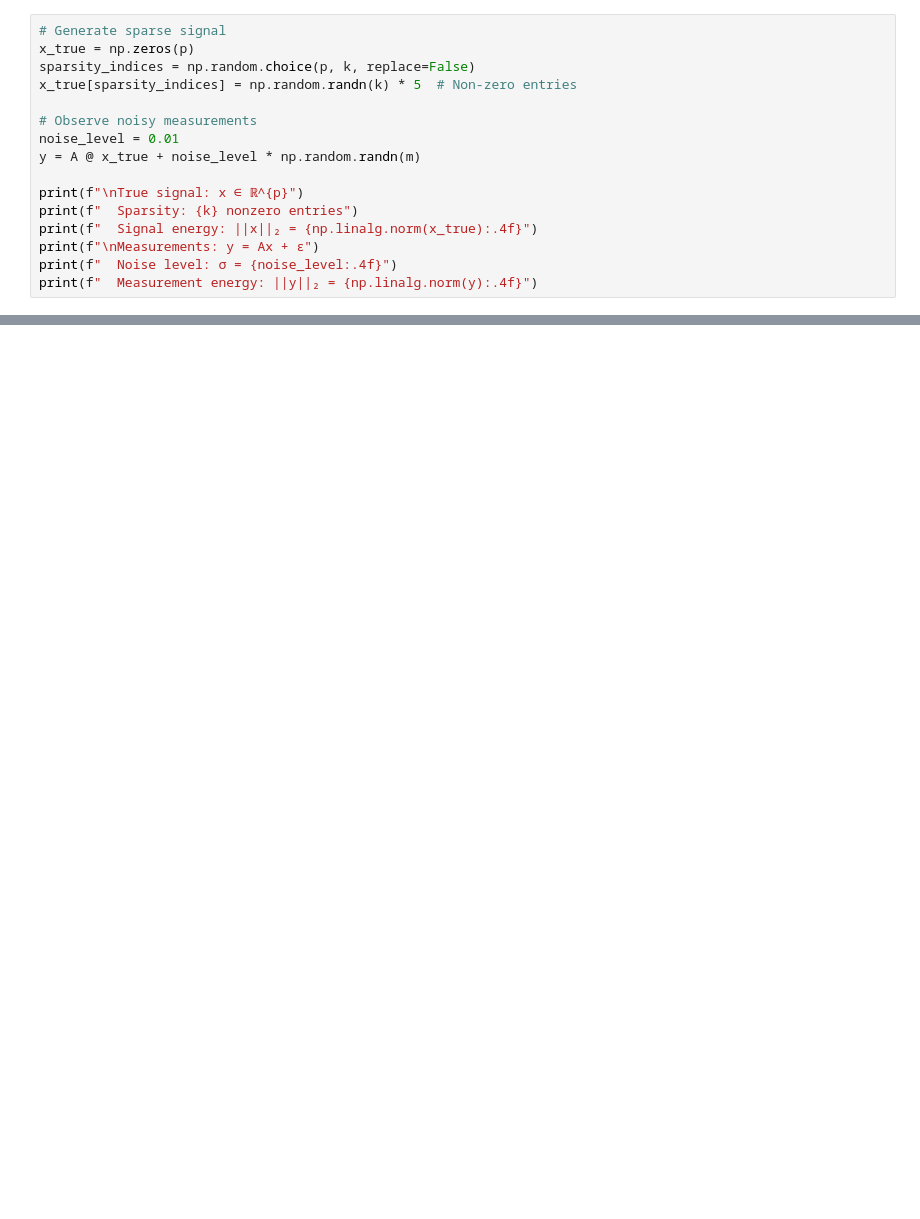
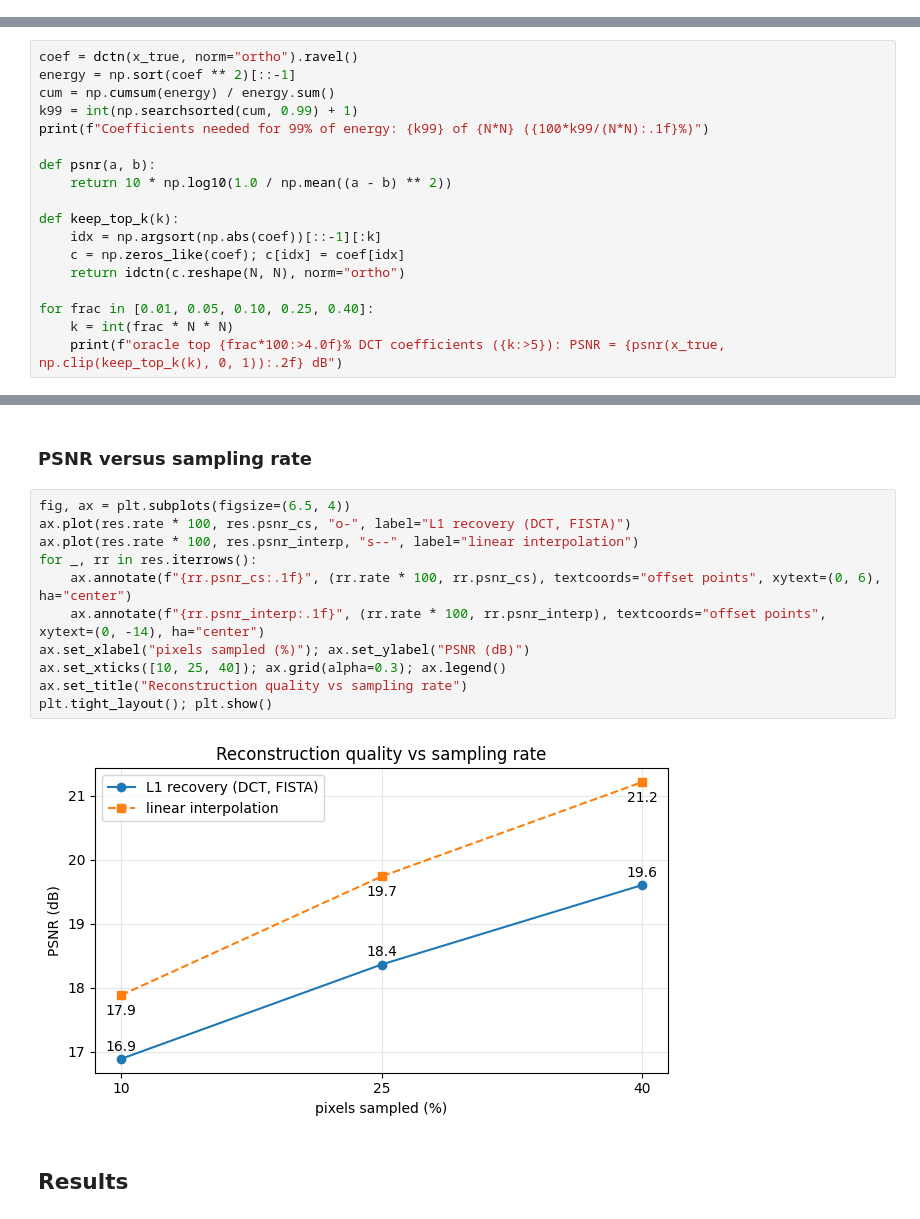
Before and after one commit to Yoyo1505/My_projects, a Jupyter notebook: Data Science Methods/notebooks/Compressed Sensing - Sparse Signal Recovery.ipynb, the cells around one changed output, grey strips where cells are left out. Drawn from its saved outputs; the diff is of its cells as text; blank space fills up the shorter version.

```diff
--- a/Data Science Methods/notebooks/Compressed Sensing - Sparse Signal Recovery.ipynb
+++ b/Data Science Methods/notebooks/Compressed Sensing - Sparse Signal Recovery.ipynb
@@ -73,16 +2,0 @@ print(f"\nRIP Constant (δₖ): {delta_k:.4f} (should be < 0.4 for recovery)")
-# %%
-# Generate sparse signal
-x_true = np.zeros(p)
-sparsity_indices = np.random.choice(p, k, replace=False)
-x_true[sparsity_indices] = np.random.randn(k) * 5  # Non-zero entries
-
-# Observe noisy measurements
-noise_level = 0.01
-y = A @ x_true + noise_level * np.random.randn(m)
-
-print(f"\nTrue signal: x ∈ ℝ^{p}")
-print(f"  Sparsity: {k} nonzero entries")
-print(f"  Signal energy: ||x||₂ = {np.linalg.norm(x_true):.4f}")
-print(f"\nMeasurements: y = Ax + ε")
-print(f"  Noise level: σ = {noise_level:.4f}")
-print(f"  Measurement energy: ||y||₂ = {np.linalg.norm(y):.4f}")
@@ -228,0 +55,18 @@ for p_val in [100, 500, 1000, 5000, 10000]:
+# %%
+coef = dctn(x_true, norm="ortho").ravel()
+energy = np.sort(coef ** 2)[::-1]
+cum = np.cumsum(energy) / energy.sum()
+k99 = int(np.searchsorted(cum, 0.99) + 1)
+print(f"Coefficients needed for 99% of energy: {k99} of {N*N} ({100*k99/(N*N):.1f}%)")
+
+def psnr(a, b):
+    return 10 * np.log10(1.0 / np.mean((a - b) ** 2))
+
+def keep_top_k(k):
+    idx = np.argsort(np.abs(coef))[::-1][:k]
+    c = np.zeros_like(coef); c[idx] = coef[idx]
+    return idctn(c.reshape(N, N), norm="ortho")
+
+for frac in [0.01, 0.05, 0.10, 0.25, 0.40]:
+    k = int(frac * N * N)
+    print(f"oracle top {frac*100:>4.0f}% DCT coefficients ({k:>5}): PSNR = {psnr(x_true, np.clip(keep_top_k(k), 0, 1)):.2f} dB")
@@ -228,0 +197,17 @@ for p_val in [100, 500, 1000, 5000, 10000]:
+# %% [markdown]
+### PSNR versus sampling rate
+# %%
+fig, ax = plt.subplots(figsize=(6.5, 4))
+ax.plot(res.rate * 100, res.psnr_cs, "o-", label="L1 recovery (DCT, FISTA)")
+ax.plot(res.rate * 100, res.psnr_interp, "s--", label="linear interpolation")
+for _, rr in res.iterrows():
+    ax.annotate(f"{rr.psnr_cs:.1f}", (rr.rate * 100, rr.psnr_cs), textcoords="offset points", xytext=(0, 6), ha="center")
+    ax.annotate(f"{rr.psnr_interp:.1f}", (rr.rate * 100, rr.psnr_interp), textcoords="offset points", xytext=(0, -14), ha="center")
+ax.set_xlabel("pixels sampled (%)"); ax.set_ylabel("PSNR (dB)")
+ax.set_xticks([10, 25, 40]); ax.grid(alpha=0.3); ax.legend()
+ax.set_title("Reconstruction quality vs sampling rate")
+plt.tight_layout(); plt.show()
+# %% [output]
+[figure, added]
+# %% [markdown]
+## Results
```
Also changed, not shown: parts of 24 cells of this notebook, 55 other files.
